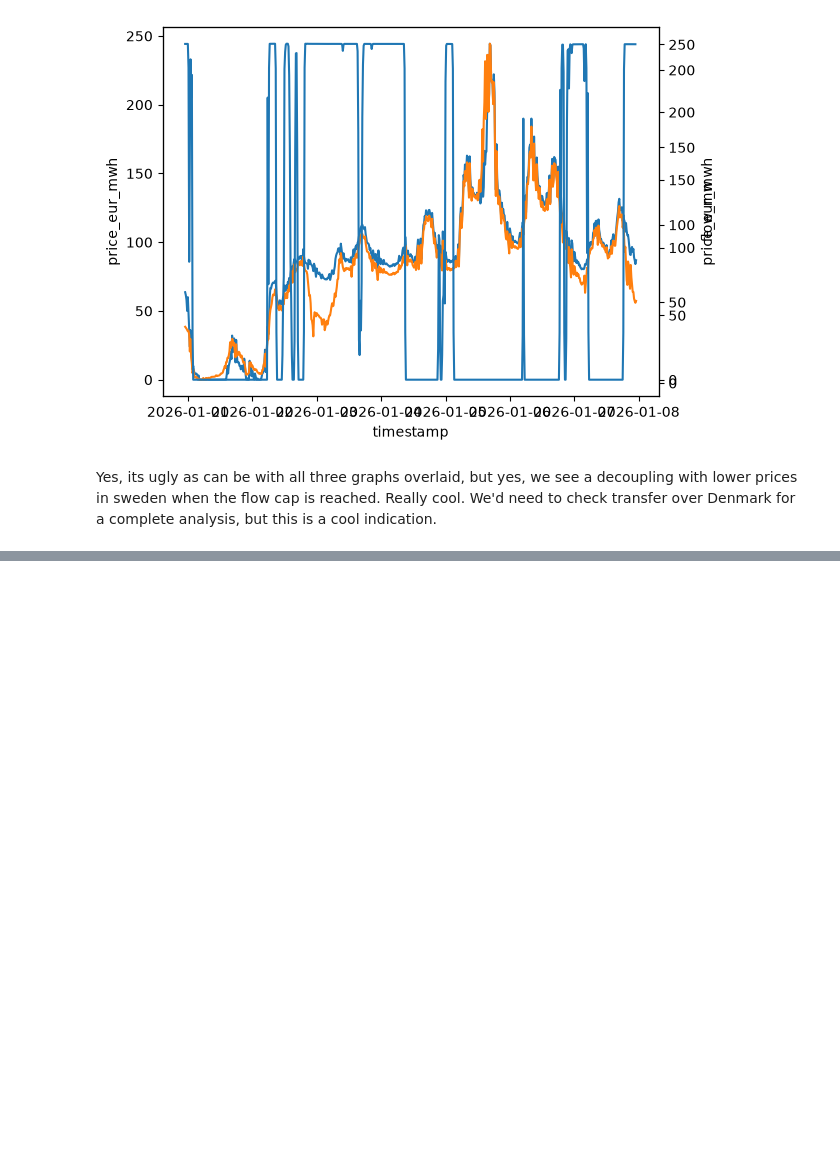
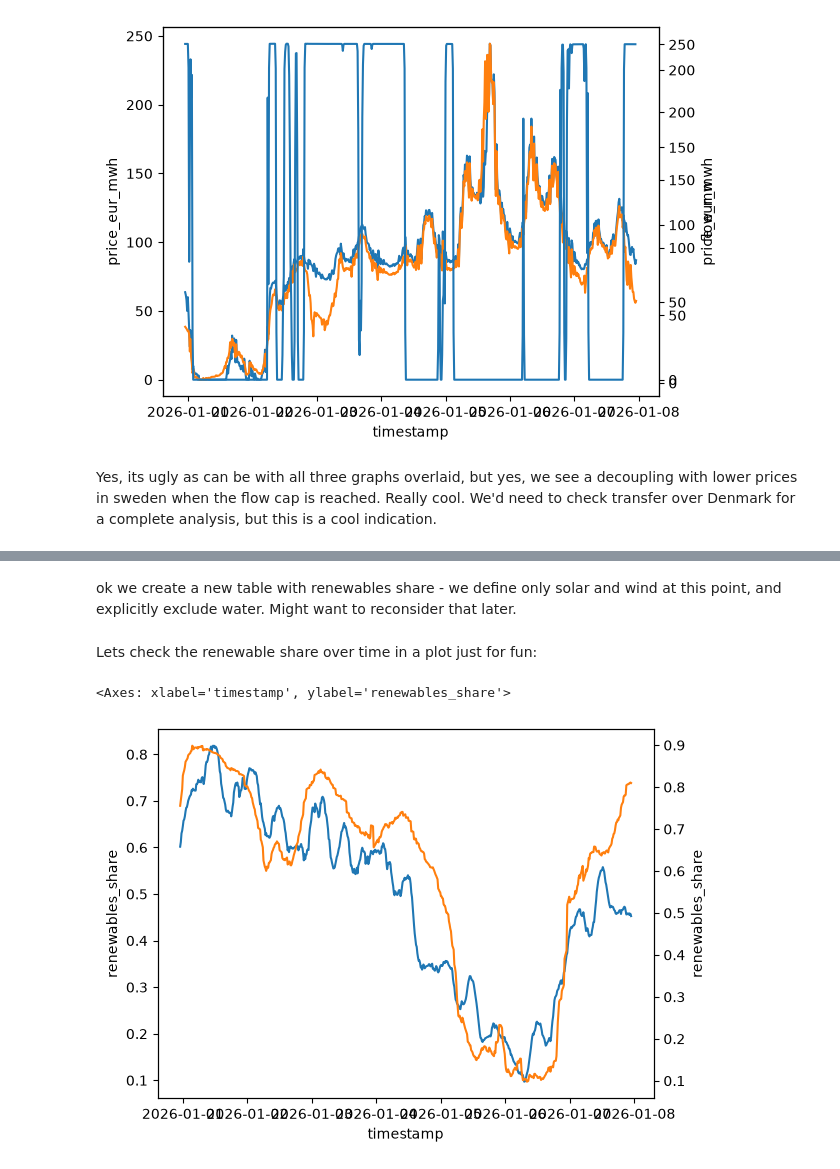
Before and after one commit to niklaslivchitz/Energy-Pricing-Analysis-DE-LU-vs-SE4, a Jupyter notebook: phase_2_quality_and_first_analysis/phase_2_quality_analysis.ipynb, the cells around one changed output, grey strips where cells are left out. Saved outputs shown, nothing was run; the diff lists cells and outputs as text; code cells hidden in the pictures; blank space fills up the shorter version.

```diff
--- a/phase_2_quality_and_first_analysis/phase_2_quality_analysis.ipynb
+++ b/phase_2_quality_and_first_analysis/phase_2_quality_analysis.ipynb
@@ -317,0 +337,19 @@ Yes, its ugly as can be with all three graphs overlaid, but yes, we see a decoup
+# %% [markdown]
+ok we create a new table with renewables share - we define only solar and wind at this point, and explicitly exclude water. Might want to reconsider that later.
+# %%
+genx=generation_wide_df.reset_index().copy()
+genx['renewables_generation']=genx[['Wind Onshore','Wind Offshore','Solar']].sum(axis=1)
+production_cols = generation_wide_df.columns.tolist()
+genx['total_generation_mw']=genx[production_cols].sum(axis=1)
+genx['renewables_share']=genx['renewables_generation']/genx['total_generation_mw']
+renewables_share=genx[["zone", "timestamp", "renewables_share"]].copy()
+# %% [markdown]
+Lets check the renewable share over time in a plot just for fun:
+# %%
+fig, ax1 = plt.subplots()
+sns.lineplot(data=renewables_share[renewables_share.zone=='DE_LU'], x='timestamp', y='renewables_share', ax=ax1, color='tab:blue')
+ax2 = ax1.twinx()
+sns.lineplot(data=renewables_share[renewables_share.zone=='SE_4'], x='timestamp', y='renewables_share', ax=ax2, color='tab:orange')
+# %% [output]
+<Axes: xlabel='timestamp', ylabel='renewables_share'>
+[figure, added]
```
Also changed, not shown: parts of 31 cells of this notebook, 2 other files.
